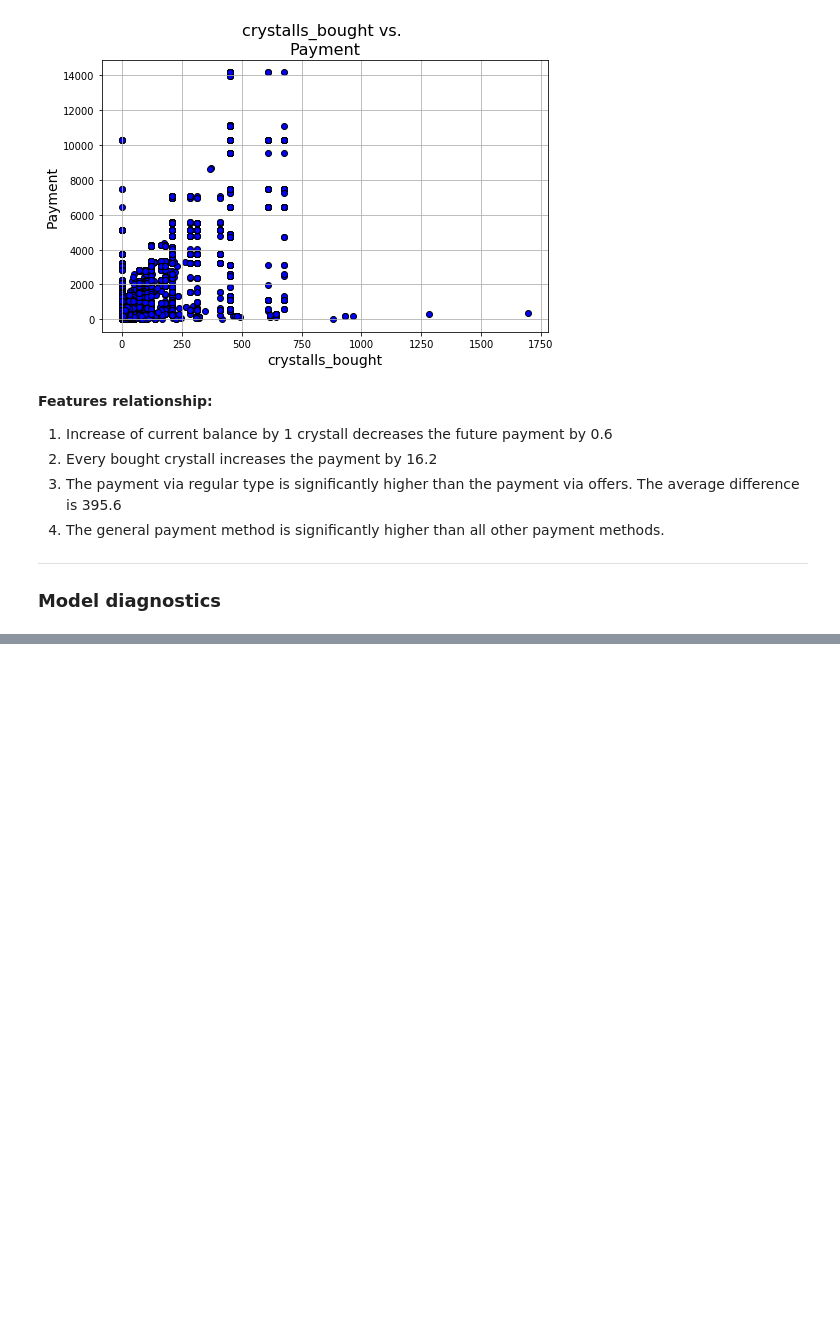
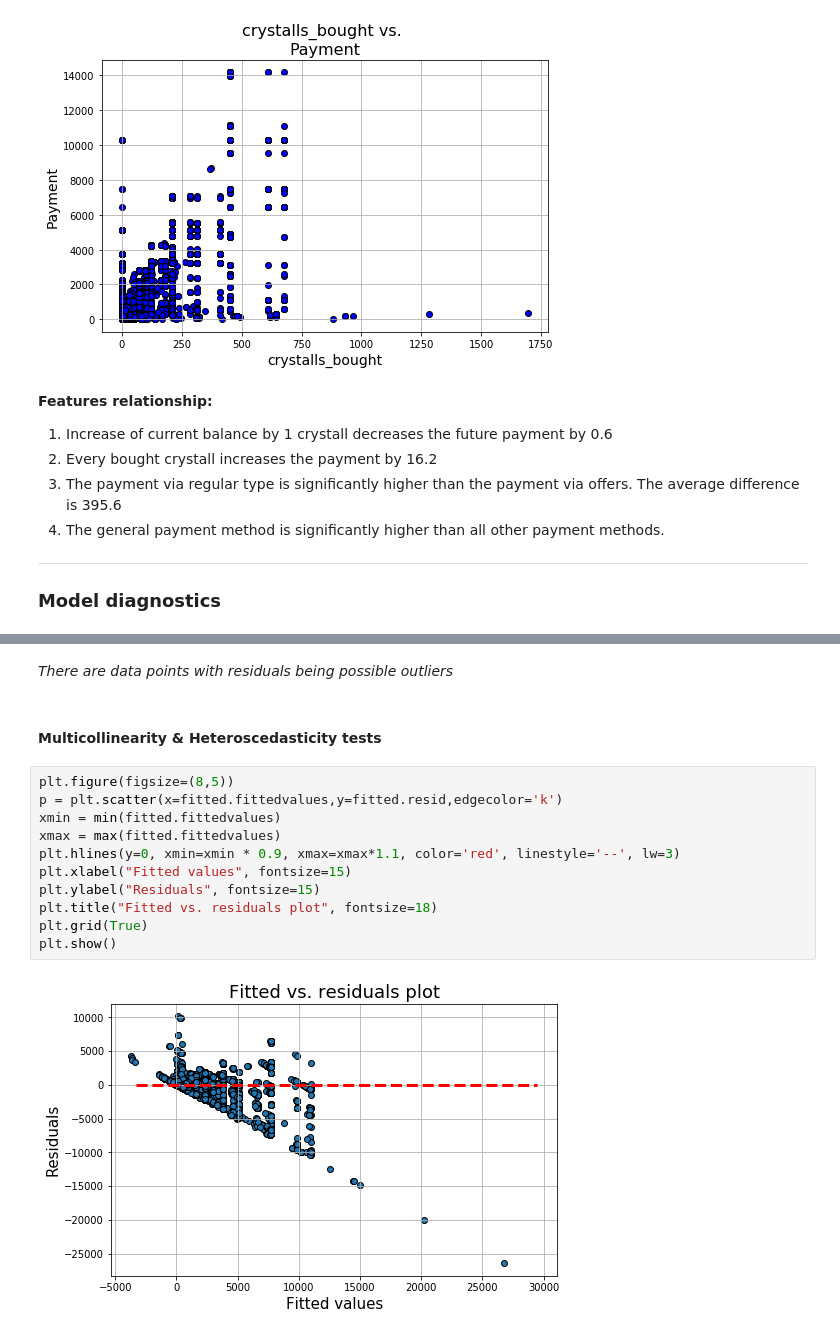
Before and after one commit to Mist3r-R/da-hse-sse-2020, a Jupyter notebook: 29.02_Rogovets.ipynb, the cells around one changed output, grey strips where cells are left out. Drawn from its saved outputs; the diff is of its cells as text; blank space fills up the shorter version.

```diff
--- a/29.02_Rogovets.ipynb
+++ b/29.02_Rogovets.ipynb
@@ -221,0 +291,17 @@ for c in df.columns[1:3]:
+# %% [markdown]
+_There are data points with residuals being possible outliers_
+# %% [markdown]
+#### Multicollinearity & Heteroscedasticity tests
+# %%
+plt.figure(figsize=(8,5))
+p = plt.scatter(x=fitted.fittedvalues,y=fitted.resid,edgecolor='k')
+xmin = min(fitted.fittedvalues)
+xmax = max(fitted.fittedvalues)
+plt.hlines(y=0, xmin=xmin * 0.9, xmax=xmax*1.1, color='red', linestyle='--', lw=3)
+plt.xlabel("Fitted values", fontsize=15)
+plt.ylabel("Residuals", fontsize=15)
+plt.title("Fitted vs. residuals plot", fontsize=18)
+plt.grid(True)
+plt.show()
+# %% [output]
+[figure, added]
```
Also changed, not shown: parts of 17 cells of this notebook.
